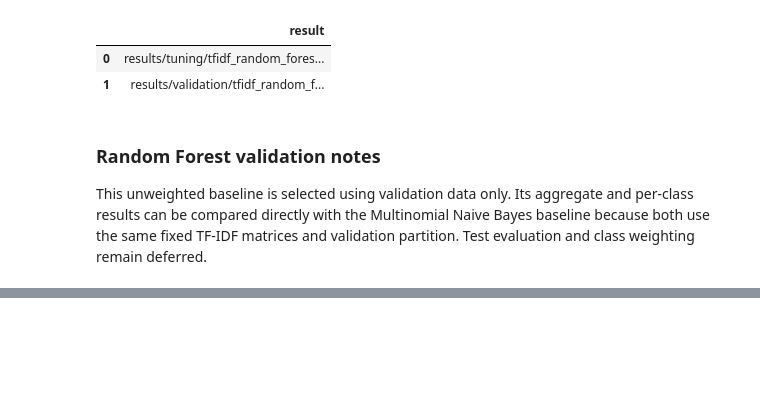
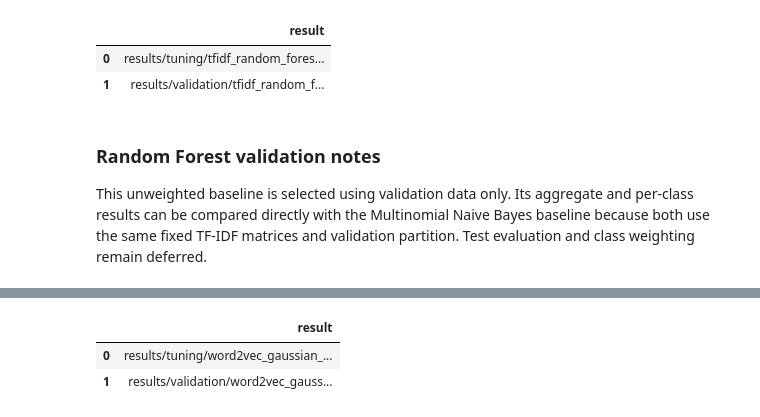
Before and after one commit to iAboud98/arabic-sentiment-analysis, a Jupyter notebook: notebooks/arabic_sentiment_analysis.ipynb, the cells around one changed output, grey strips where cells are left out. Saved outputs shown, nothing was run; the diff lists cells and outputs as text; code cells hidden in the pictures; blank space fills up the shorter version.

```diff
--- a/notebooks/arabic_sentiment_analysis.ipynb
+++ b/notebooks/arabic_sentiment_analysis.ipynb
@@ -1890,0 +1995,41 @@ This unweighted baseline is selected using validation data only. Its aggregate a
+# %%
+gnb_tuning_path = tuning_results_directory / "word2vec_gaussian_nb.csv"
+gnb_tuning_results.to_csv(gnb_tuning_path, index=False)
+gnb_validation_path = validation_results_directory / "word2vec_gaussian_nb.json"
+gnb_validation_result = {
+    "experiment_id": "word2vec_gaussian_nb_validation",
+    "representation": "word2vec_mean",
+    "classifier": "gaussian_naive_bayes",
+    "seed": SEED,
+    "selection_metric": CONFIG["evaluation"]["primary_metric"],
+    "selected_parameters": BEST_WORD2VEC_GNB_PARAMETERS,
+    "training_rows": len(PROCESSED_PARTITIONS["train"]),
+    "validation_rows": len(PROCESSED_PARTITIONS["validation"]),
+    "feature_count": WORD2VEC_DOCUMENT_MATRICES["train"].shape[1],
+    "aggregate_metrics": word2vec_gnb_validation_metrics,
+    "per_class_metrics": word2vec_gnb_validation_per_class.to_dict(orient="index"),
+    "confusion_matrix": word2vec_gnb_validation_confusion.to_dict(orient="index"),
+    "test_evaluated": False,
+}
+with gnb_validation_path.open("w", encoding="utf-8") as result_file:
+    json.dump(
+        gnb_validation_result,
+        result_file,
+        ensure_ascii=False,
+        indent=2,
+        sort_keys=True,
+    )
+    result_file.write("\n")
+
+pd.DataFrame(
+    {
+        "result": [
+            str(gnb_tuning_path.relative_to(PROJECT_ROOT)),
+            str(gnb_validation_path.relative_to(PROJECT_ROOT)),
+        ]
+    }
+)
+# %% [output]
+|  | result |
+| 0 | results/tuning/word2vec_gaussian_... |
+| 1 | results/validation/word2vec_gauss... |
```
Also changed, not shown: parts of 5 cells of this notebook, 3 other files.
